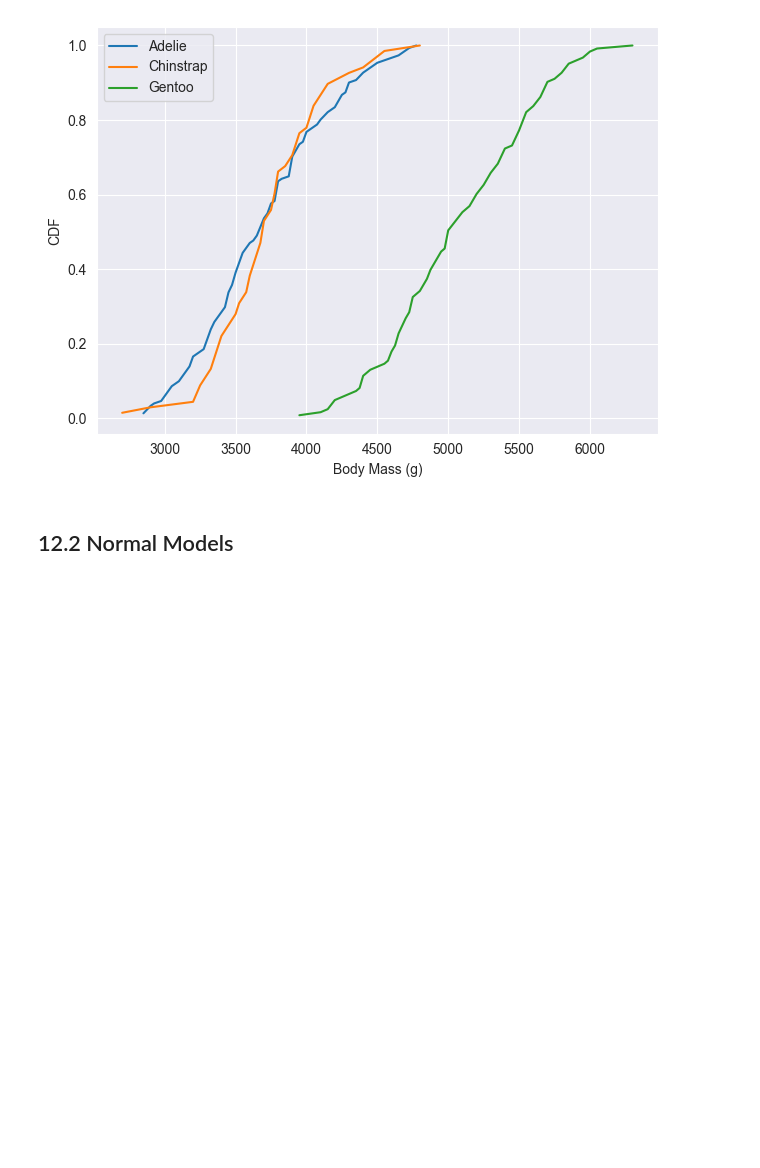
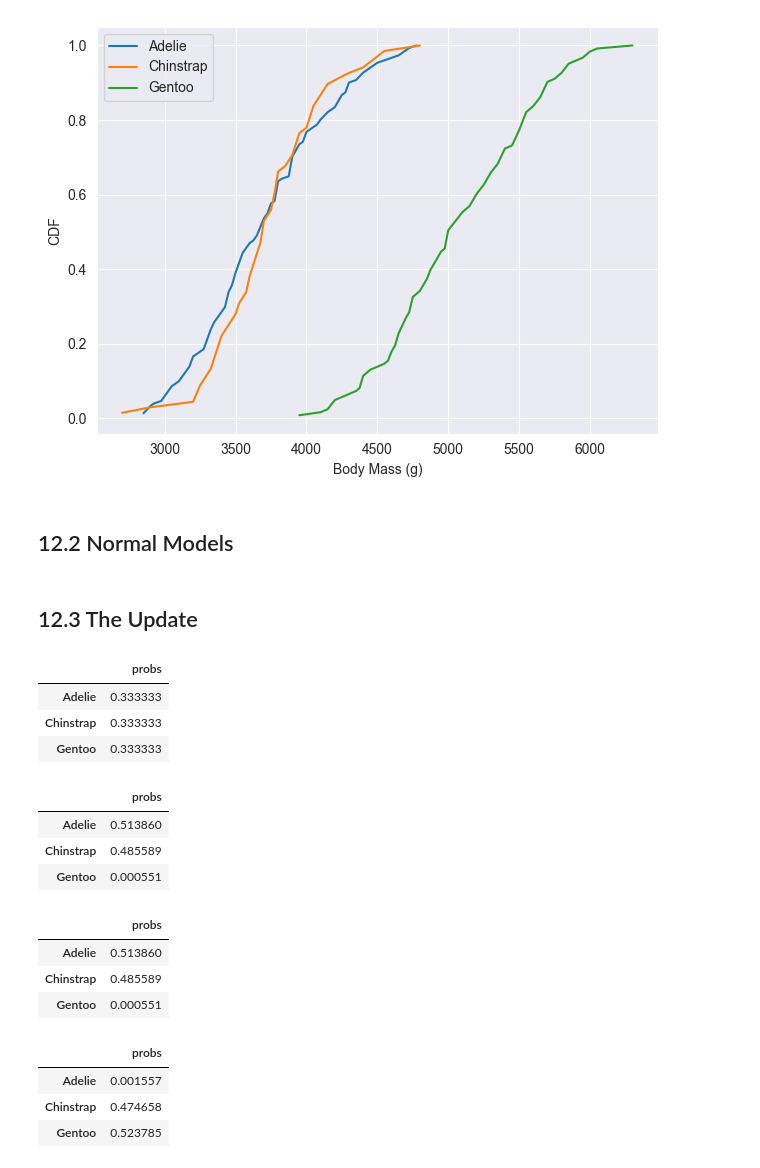
Before and after one commit to Xupeiyi/think-bayes, a Jupyter notebook: chapter12.ipynb, the cells around one changed output. Saved outputs shown, nothing was run; the diff lists cells and outputs as text; code cells hidden in the pictures; blank space fills up the shorter version.

```diff
--- a/chapter12.ipynb
+++ b/chapter12.ipynb
@@ -72,3 +73,50 @@ def make_norm_map(df, colname, by='Species2'):
     return norm_map
 
 flipper_map = make_norm_map(df, 'Flipper Length (mm)')
+hypos = flipper_map.keys()
+
+data = 193
+likelihood = [flipper_map[hypo].pdf(data) for hypo in hypos]
+# %% [markdown]
+## 12.3 The Update
+# %%
+prior = Pmf(1/3, hypos)
+prior
+# %% [output]
+|  | probs |
+| Adelie | 0.333333 |
+| Chinstrap | 0.333333 |
+| Gentoo | 0.333333 |
+# %%
+posterior = prior * likelihood
+posterior.normalize()
+posterior
+# %% [output]
+|  | probs |
+| Adelie | 0.513860 |
+| Chinstrap | 0.485589 |
+| Gentoo | 0.000551 |
+# %%
+def update_penguin(prior, data, norm_map):
+    hypos = prior.qs
+    likelihood = [norm_map[hypo].pdf(data) for hypo in hypos]
+    posterior = prior * likelihood
+    posterior.normalize()
+    return posterior
+
+posterior1 = update_penguin(prior, 193, flipper_map)
+posterior1
+# %% [output]
+|  | probs |
+| Adelie | 0.513860 |
+| Chinstrap | 0.485589 |
+| Gentoo | 0.000551 |
+# %%
+culmen_map = make_norm_map(df, 'Culmen Length (mm)')
+posterior2 = update_penguin(prior, 48, culmen_map)
+posterior2
+# %% [output]
+|  | probs |
+| Adelie | 0.001557 |
+| Chinstrap | 0.474658 |
+| Gentoo | 0.523785 |
```
Also changed, not shown: parts of 4 cells of this notebook, 1 other file.
